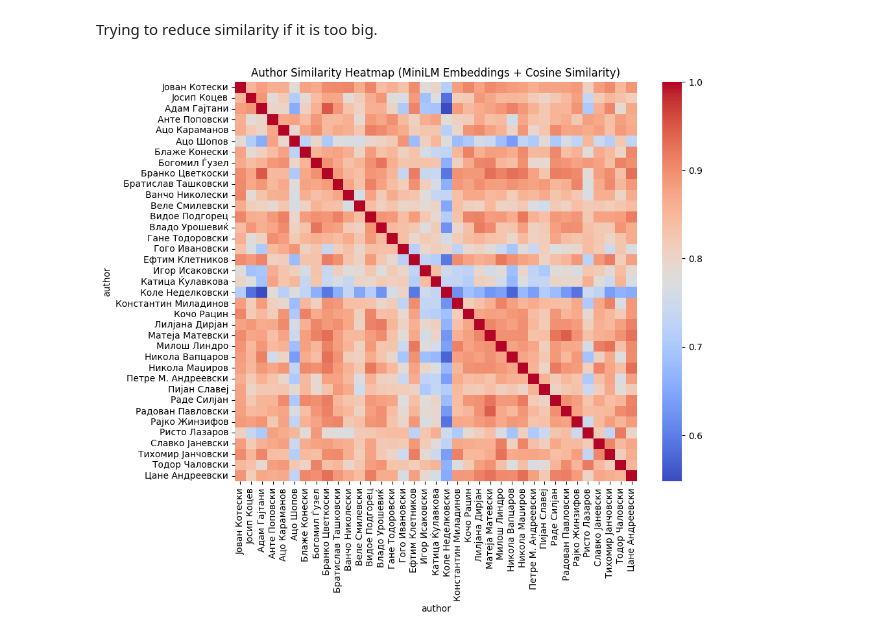
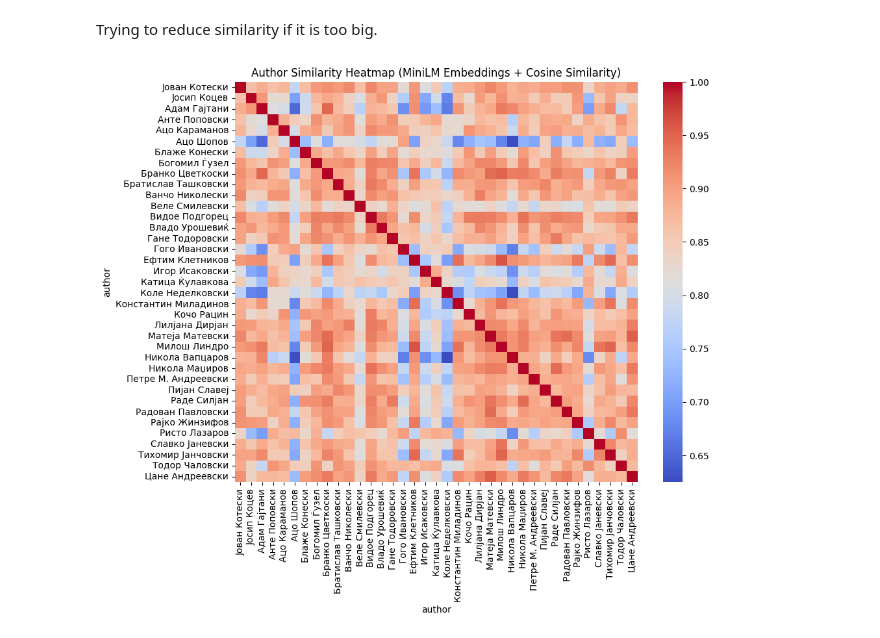
Before and after one commit to IvanNikolovBT/Diploma-Thesis, a Jupyter notebook: classification/author_similarity.ipynb, the cells around one changed output. Cells and saved outputs as stored; diff of their text form; code cells hidden in the pictures.

```diff
--- a/classification/author_similarity.ipynb
+++ b/classification/author_similarity.ipynb
@@ -133,117 +240,40 @@ Trying to reduce similarity if it is too big.
 import pandas as pd
 import matplotlib.pyplot as plt
 import seaborn as sns
 from sklearn.metrics.pairwise import cosine_similarity
 from sentence_transformers import SentenceTransformer
-from sklearn.cluster import KMeans
-from sklearn.decomposition import PCA
-import numpy as np
 
-# Check if DataFrame is properly defined
-try:
-    if df.empty or 'author' not in df.columns or 'song_text' not in df.columns:
-        raise ValueError("DataFrame is empty or missing required columns: 'author', 'song_text'")
-except NameError:
-    raise NameError("DataFrame 'df' is not defined. Please load your data first.")
+model = SentenceTransformer("sentence-transformers/all-MiniLM-L6-v2",device='cpu')
 
-# Load the SentenceTransformer model
-model = SentenceTransformer("sentence-transformers/all-MiniLM-L6-v2", device='cpu')
+def preprocess_text(text):
+    text = text.lower()
+    text = re.sub(r'[^\w\s]', '', text)
+    return text
+df_filtered=df
+df_filtered['song_text'] = df_filtered['song_text'].apply(preprocess_text)
 
-# Group song texts by author
-author_corpus = df.groupby("author")["song_text"].apply(lambda x: " ".join(x)).reset_index()
+author_corpus = df_filtered.groupby("author")["song_text"].apply(lambda x: " ".join(x)).reset_index()
 
-# Generate embeddings for the song texts
 embeddings = model.encode(author_corpus["song_text"], convert_to_tensor=False, normalize_embeddings=True)
 
-# Compute cosine similarity matrix
 similarity_matrix = cosine_similarity(embeddings)
 
-# Create a DataFrame for the similarity matrix
 similarity_df = pd.DataFrame(
     similarity_matrix,
     index=author_corpus["author"],
     columns=author_corpus["author"]
 )
 
-# Visualize the similarity matrix as a heatmap
 plt.figure(figsize=(10, 8))
 sns.heatmap(similarity_df, cmap="coolwarm", annot=False)
 plt.title("Author Similarity Heatmap (MiniLM Embeddings + Cosine Similarity)")
 plt.show()
 
-# Elbow method to determine optimal number of clusters
-inertias = []
-max_clusters = min(10, len(author_corpus))  # Limit to 10 or number of authors
-for k in range(1, max_clusters + 1):
-    kmeans = KMeans(n_clusters=k, random_state=42)
-    kmeans.fit(embeddings)
-    inertias.append(kmeans.inertia_)
-
-# Plot elbow curve
-plt.figure(figsize=(8, 6))
-plt.plot(range(1, max_clusters + 1), inertias, marker='o')
-plt.title("Elbow Method for Optimal Number of Clusters")
-plt.xlabel("Number of Clusters")
-plt.ylabel("Inertia (Within-Cluster Sum of Squares)")
-plt.grid(True)
-plt.show()
-
-# Perform K-means clustering (choose n_clusters based on elbow plot or set manually)
-n_clusters = 5  # Adjust this based on elbow plot or domain knowledge
-kmeans = KMeans(n_clusters=n_clusters, random_state=42)
-cluster_labels = kmeans.fit_predict(embeddings)
-
-# Add cluster labels to the author_corpus DataFrame
-author_corpus['cluster'] = cluster_labels
-
-# Visualize clusters using PCA
-pca = PCA(n_components=2)
-embeddings_2d = pca.fit_transform(embeddings)
-
-plt.figure(figsize=(10, 8))
-for cluster in range(n_clusters):
-    mask = cluster_labels == cluster
-    plt.scatter(
-        embeddings_2d[mask, 0],
-        embeddings_2d[mask, 1],
-        label=f'Cluster {cluster}',
-        s=100,
-        alpha=0.7
-    )
-    # Annotate points with author names (optional, can be removed for clarity)
-    for i, author in enumerate(author_corpus['author'][mask]):
-        plt.annotate(author, (embeddings_2d[mask, 0][i], embeddings_2d[mask, 1][i]), fontsize=8)
-plt.title("Author Clusters (PCA Projection of MiniLM Embeddings)")
-plt.xlabel("PCA Component 1")
-plt.ylabel("PCA Component 2")
-plt.legend()
-plt.show()
-
-# Print authors in each cluster
-print("\nAuthors in Each Cluster:")
-for cluster in range(n_clusters):
-    cluster_authors = author_corpus[author_corpus['cluster'] == cluster]['author'].tolist()
-    print(f"Cluster {cluster}: {', '.join(cluster_authors)}")
-
-# Print average cosine similarity within each cluster
-print("\nAverage Cosine Similarity Within Each Cluster:")
-for cluster in range(n_clusters):
-    cluster_indices = author_corpus[author_corpus['cluster'] == cluster].index
-    if len(cluster_indices) > 1:  # Need at least 2 authors to compute similarity
-        cluster_similarities = similarity_matrix[cluster_indices][:, cluster_indices]
-        np.fill_diagonal(cluster_similarities, 0)  # Exclude self-similarity
-        avg_similarity = cluster_similarities.sum() / (len(cluster_indices) * (len(cluster_indices) - 1))
-        print(f"Cluster {cluster}: Average Similarity = {avg_similarity:.3f}")
-    else:
-        print(f"Cluster {cluster}: Only one author, no similarity computed")
-
-# Print top 5 similar authors for each author (as in your original code)
-print("\nTop 5 Similar Authors for Each Author:")
 for author in similarity_df.index:
-    sims = similarity_df.loc[author].drop(author)  # Drop self-similarity
+    sims = similarity_df.loc[author].drop(author)
     top5 = sims.sort_values(ascending=False).head(5)
     print(f"\nTop 5 similar authors for {author}:")
     for other, score in top5.items():
         print(f"  {other}: {score:.3f}")
 # %% [output]
-[figure, old version]
+[figure, new version]
```
Also changed, not shown: parts of 7 cells of this notebook, 1 other file.
